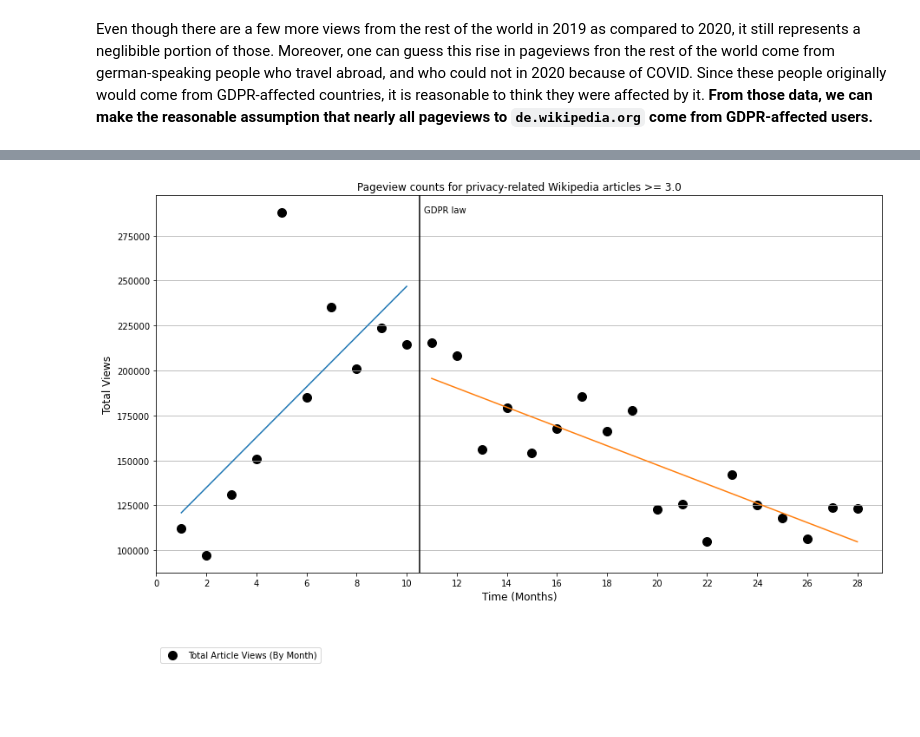
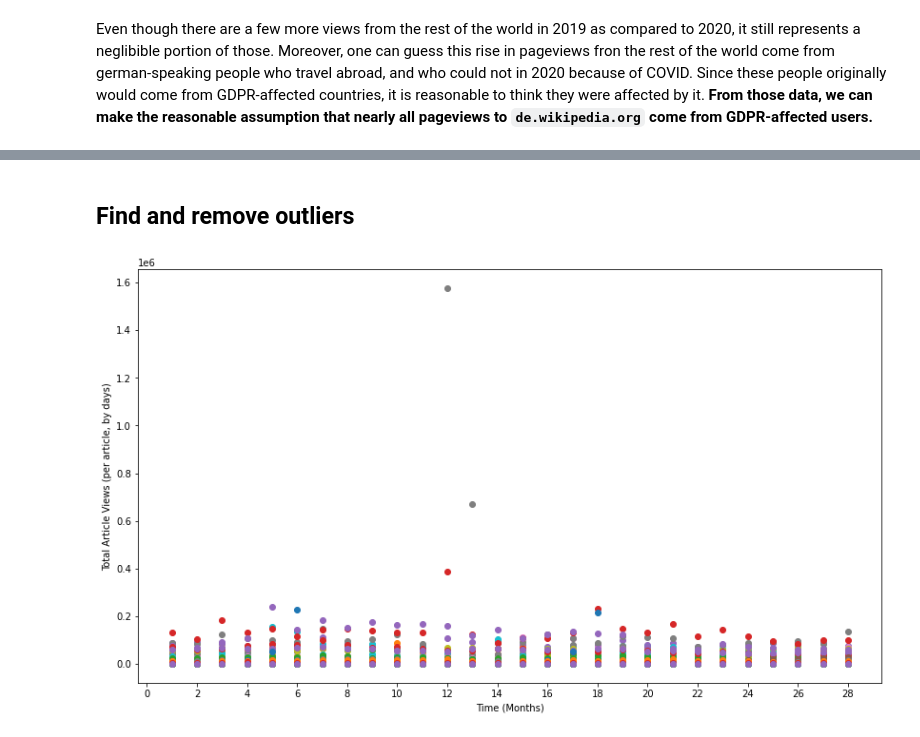
Before and after one commit to epfl-ada/ada-2020-project-milestone-p3-p3_2018, a Jupyter notebook: gdpr.ipynb, the cells around one changed output, grey strips where cells are left out. Saved outputs shown, nothing was run; the diff lists cells and outputs as text; code cells hidden in the pictures; blank space fills up the shorter version.

Commit message:
New dataset and outlier removal

```diff
--- a/gdpr.ipynb
+++ b/gdpr.ipynb
@@ -219,17 +242,26 @@ plt.show()
-# %%
-df = sum_articles(df_30)
-
-intervention_month = 10
-y_label = 'Total Views'
-y_ticks = None
-
-prediction, coef = perform_regression_Lagarde(df.index, df.views, intervention_month, False)
-
-scatter_views(df.index, [df.views], ['black'], ['Total Article Views (By Month)'], y_label, y_ticks, intervention_month)
-plt.plot(df.index[:intervention_month], prediction[:intervention_month])
-plt.plot(df.index[intervention_month:], prediction[intervention_month:])
-
-plt.title('Pageview counts for privacy-related Wikipedia articles >= 3.0')
-plt.show()
-# %% [output]
-[figure, removed]
+# %% [markdown]
+## Find and remove outliers
+# %%
+def plot_all_articles(df):
+    plt.figure(figsize=(14,8))
+
+    articles = list(set(df.article))
+    n = 28
+    x = range(1, n+1)
+
+    for article in articles:
+        y = df.loc[(df.article == article), 'views']
+        plt.scatter(range(1, n+1), y, label=article)
+
+    # Show the outlier months
+    #plt.axvline(13, color='black', alpha=0.1)
+    #plt.axvline(25, color='black', alpha=0.1)
+
+    plt.xticks(np.arange(0, n+1, 2))
+    plt.xlabel('Time (Months)')
+    plt.ylabel('Total Article Views (per article, by days)')
+    #plt.legend(loc='upper right', bbox_to_anchor=(1.8,1))
+# %%
+plot_all_articles(df)
+# %% [output]
+[figure, added]
```
Also changed, not shown: parts of 8 cells of this notebook, 7 other files.
